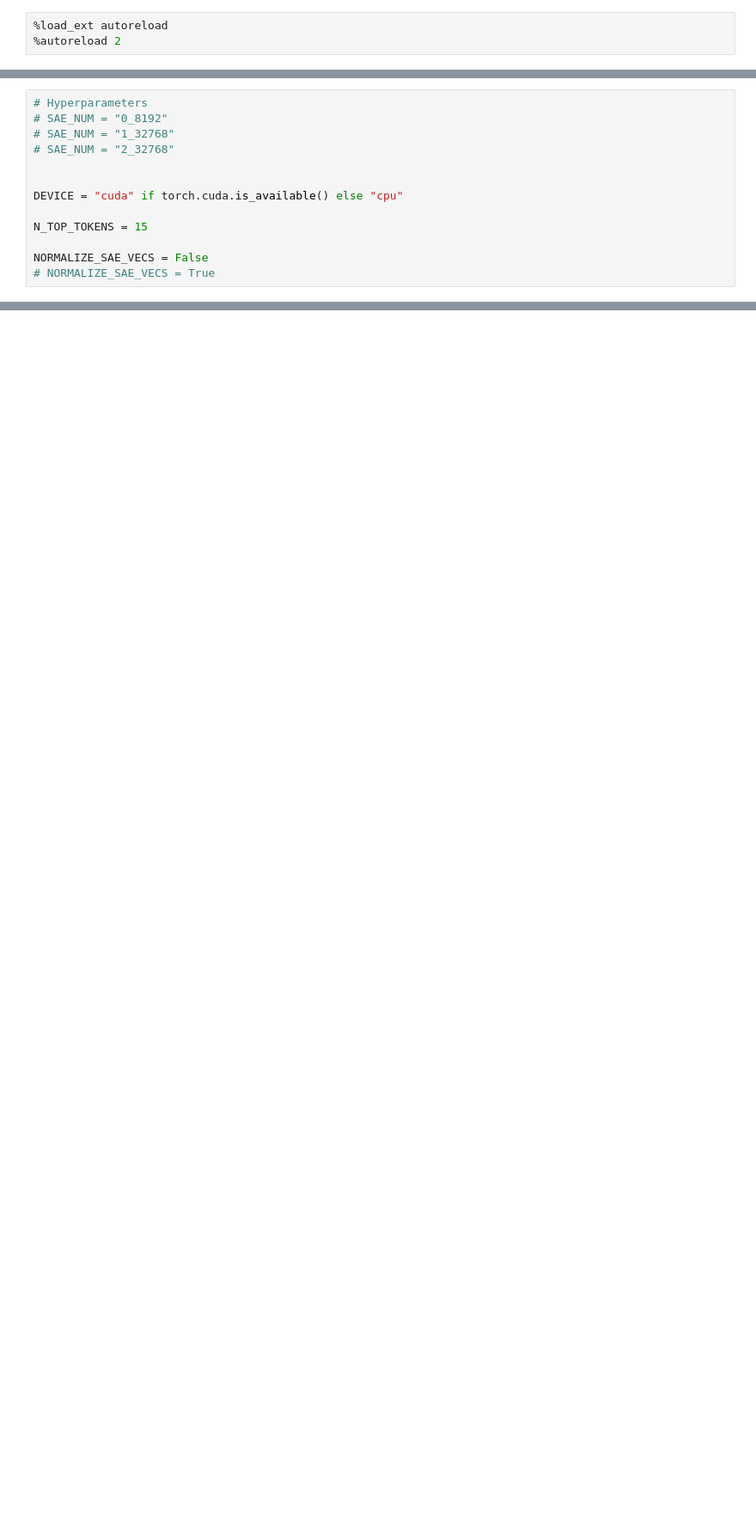
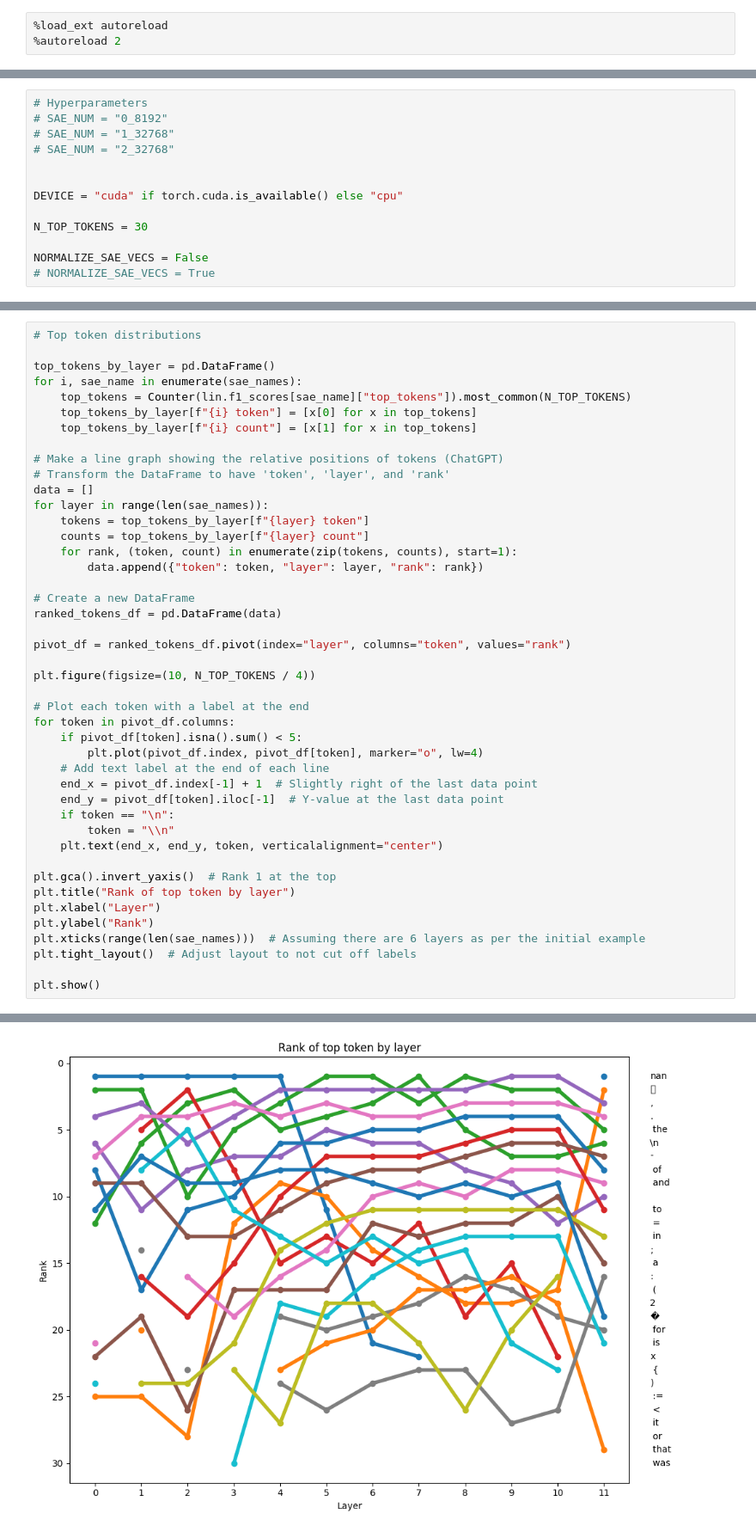
Before and after one commit to pchlenski/mlp_linearization, a Jupyter notebook: notebooks/7_gpt2_small_new_saes.ipynb, the cells around one changed output, grey strips where cells are left out. Shown at 86% size. Saved outputs shown, nothing was run; the diff lists cells and outputs as text; blank space fills up the shorter version.

```diff
--- a/notebooks/7_gpt2_small_new_saes.ipynb
+++ b/notebooks/7_gpt2_small_new_saes.ipynb
@@ -26,7 +26,7 @@ from linearization.visualization import visualize_topk
 
 DEVICE = "cuda" if torch.cuda.is_available() else "cpu"
 
-N_TOP_TOKENS = 15
+N_TOP_TOKENS = 30
 
 NORMALIZE_SAE_VECS = False
 # NORMALIZE_SAE_VECS = True
@@ -78,0 +96,45 @@ LanguageModelSAERunnerConfig(model_name='gpt2-small', hook_point='blocks.0.hook_
+# %%
+# Top token distributions
+
+top_tokens_by_layer = pd.DataFrame()
+for i, sae_name in enumerate(sae_names):
+    top_tokens = Counter(lin.f1_scores[sae_name]["top_tokens"]).most_common(N_TOP_TOKENS)
+    top_tokens_by_layer[f"{i} token"] = [x[0] for x in top_tokens]
+    top_tokens_by_layer[f"{i} count"] = [x[1] for x in top_tokens]
+
+# Make a line graph showing the relative positions of tokens (ChatGPT)
+# Transform the DataFrame to have 'token', 'layer', and 'rank'
+data = []
+for layer in range(len(sae_names)):
+    tokens = top_tokens_by_layer[f"{layer} token"]
+    counts = top_tokens_by_layer[f"{layer} count"]
+    for rank, (token, count) in enumerate(zip(tokens, counts), start=1):
+        data.append({"token": token, "layer": layer, "rank": rank})
+
+# Create a new DataFrame
+ranked_tokens_df = pd.DataFrame(data)
+
+pivot_df = ranked_tokens_df.pivot(index="layer", columns="token", values="rank")
+
+plt.figure(figsize=(10, N_TOP_TOKENS / 4))
+
+# Plot each token with a label at the end
+for token in pivot_df.columns:
+    if pivot_df[token].isna().sum() < 5:
+        plt.plot(pivot_df.index, pivot_df[token], marker="o", lw=4)
+    # Add text label at the end of each line
+    end_x = pivot_df.index[-1] + 1  # Slightly right of the last data point
+    end_y = pivot_df[token].iloc[-1]  # Y-value at the last data point
+    if token == "\n":
+        token = "\\n"
+    plt.text(end_x, end_y, token, verticalalignment="center")
+
+plt.gca().invert_yaxis()  # Rank 1 at the top
+plt.title("Rank of top token by layer")
+plt.xlabel("Layer")
+plt.ylabel("Rank")
+plt.xticks(range(len(sae_names)))  # Assuming there are 6 layers as per the initial example
+plt.tight_layout()  # Adjust layout to not cut off labels
+
+plt.show()
+# %% [output]
@@ -78,0 +158 @@ LanguageModelSAERunnerConfig(model_name='gpt2-small', hook_point='blocks.0.hook_
+[figure, added]
```
Also changed, not shown: parts of 7 cells of this notebook, 1 other file.
